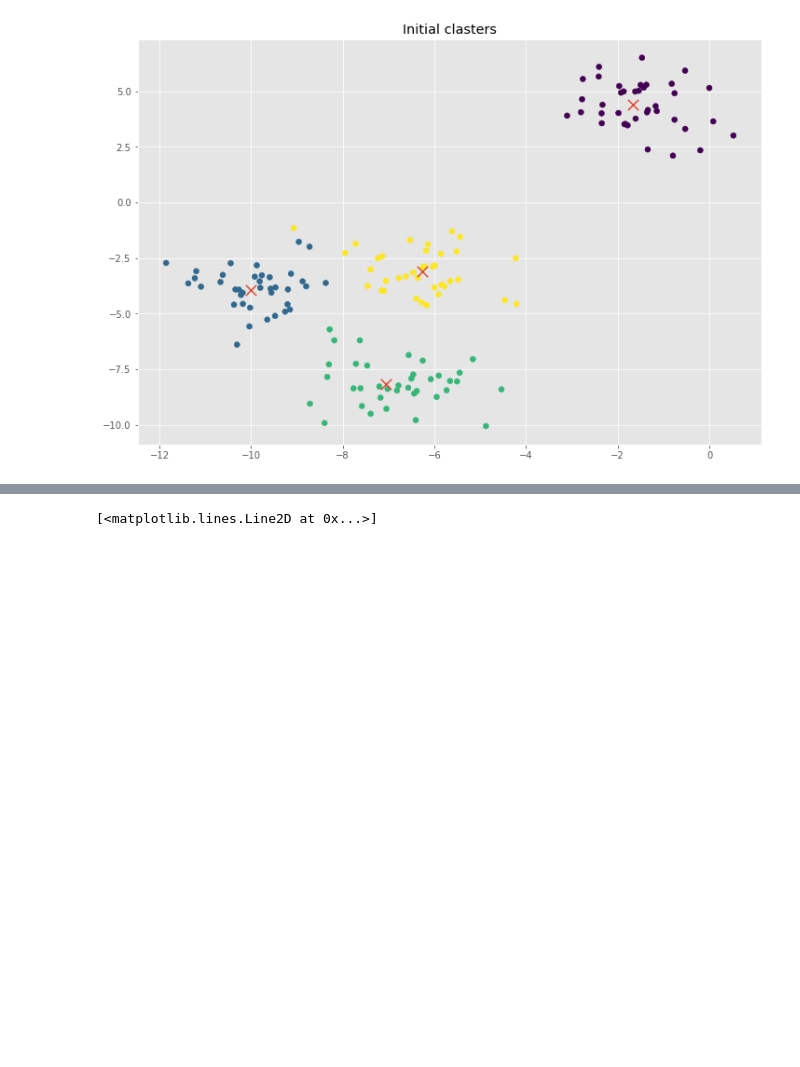
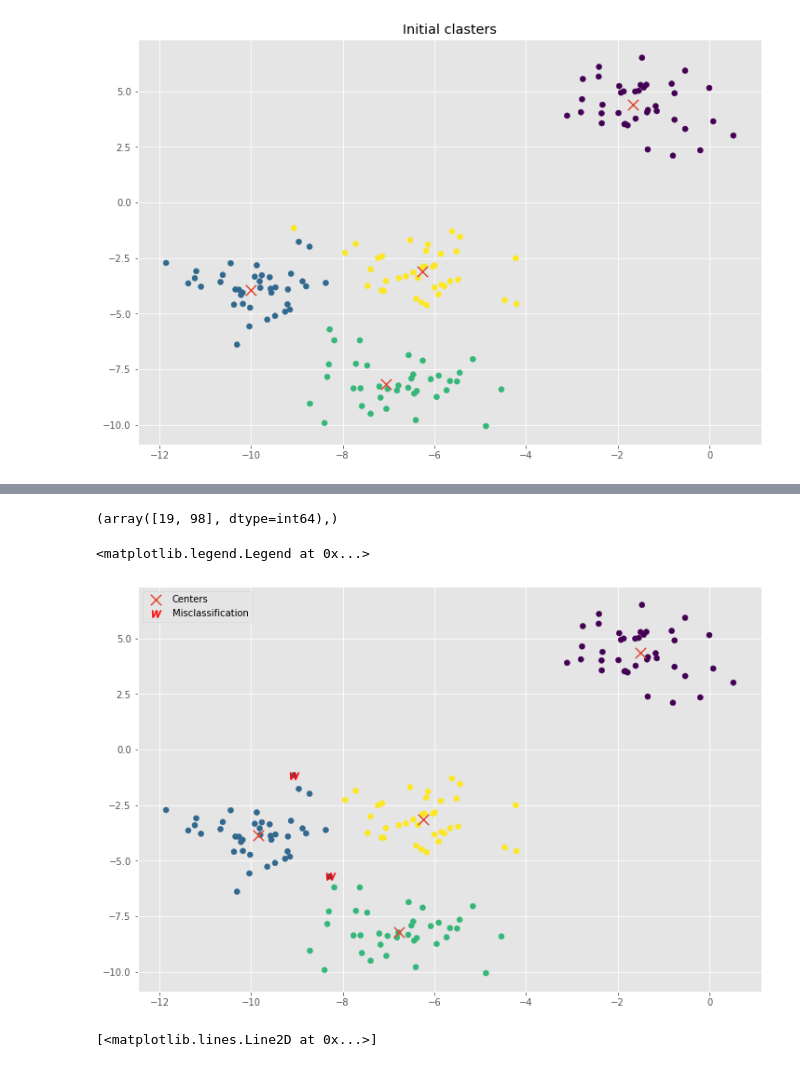
Before and after one commit to alexande-popov/Coursera_Python_for_data_science, a Jupyter notebook: week_4_Unsupervised_Learning_Methods/k_means_clustering.ipynb, the cells around one changed output, grey strips where cells are left out. Saved outputs shown, nothing was run; the diff lists cells and outputs as text; code cells hidden in the pictures; blank space fills up the shorter version.

Commit message:
Refact comparing source and model
More elegant label correspondenceof classes (clusters)
between source data and model. Use pairwise_distances_argmin()
from sklearn.metrics.

```diff
--- a/week_4_Unsupervised_Learning_Methods/k_means_clustering.ipynb
+++ b/week_4_Unsupervised_Learning_Methods/k_means_clustering.ipynb
@@ -119,0 +93,18 @@ Is equil labels==y ?: [ True  True  True  True  True  True  True  True  True  Tr
+# %%
+# как можно заметить, полученные модельные метки "labels" не так соотнесены с исходными метками "y"
+# необходимо выполнить переобозначения, чтобы легко можно было сравнивать результаты и рисовать графики в одних цветах
+
+from sklearn.metrics.pairwise import pairwise_distances_argmin
+
+# сравниваем порядок расположения центроидов
+order = pairwise_distances_argmin(centers, model_centers)
+# сортируем центры в соответсвии с новым порядком
+model_centers_ordered =  model_centers[order]
+
+# перерасчитанные модельные метки
+model_labels_ordered = pairwise_distances_argmin(X, model_centers_ordered)
+
+print('ordered model labels:\n', model_labels_ordered)
+print('Is equil (models labels)==(initial labels) ?:\n', model_labels_ordered==y)
+
+# видим промах модели в двух событиях
@@ -120,3 +132,18 @@ Is equil labels==y ?: [ True  True  True  True  True  True  True  True  True  Tr
+# %%
+eq = model_labels_ordered==y
+wrong = np.where(eq == False)
+wrong
+# %% [output]
+(array([19, 98], dtype=int64),)
+# %%
+# изобразим модельную кластеризацию
+plt.scatter(X[:, 0], X[:, 1], c=model_labels_ordered)
+plt.scatter(model_centers[:, 0], model_centers[:, 1], marker='x', s=128, label='Centers')
+plt.scatter(X[wrong, 0], X[wrong, 1], marker='$w$', c='red', s=128, label='Misclassification')
+plt.legend()
+# %% [output]
+<matplotlib.legend.Legend at 0x...>
+[figure, added]
 # %%
 # Найдем методом локтя оптимальное число кластеров k
 
```
Also changed, not shown: parts of 4 cells of this notebook.
